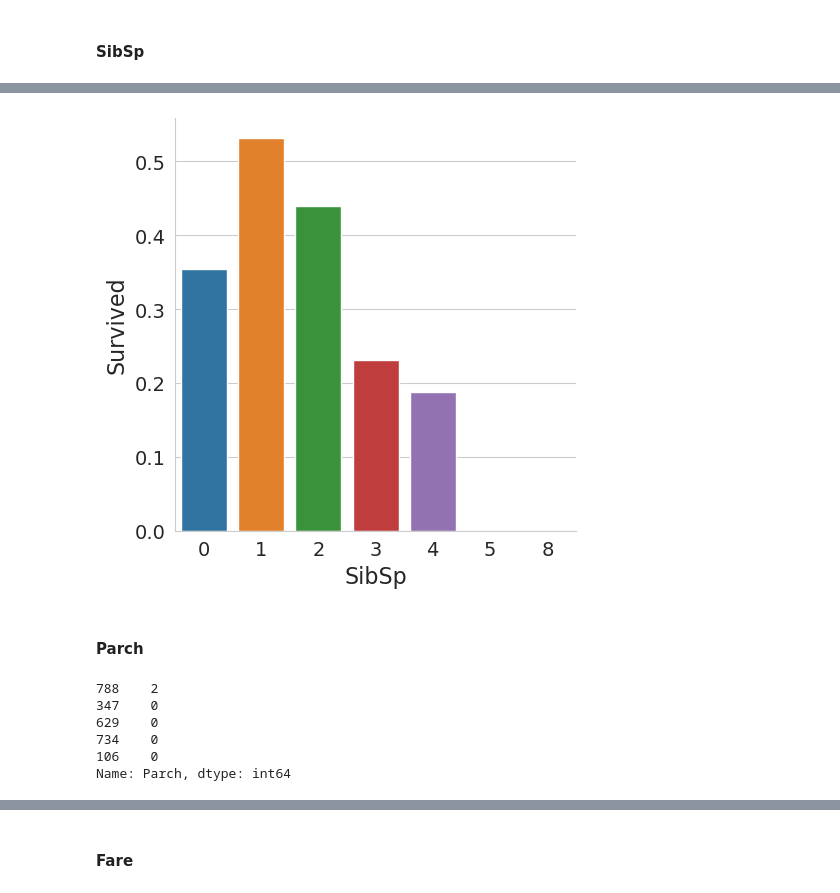
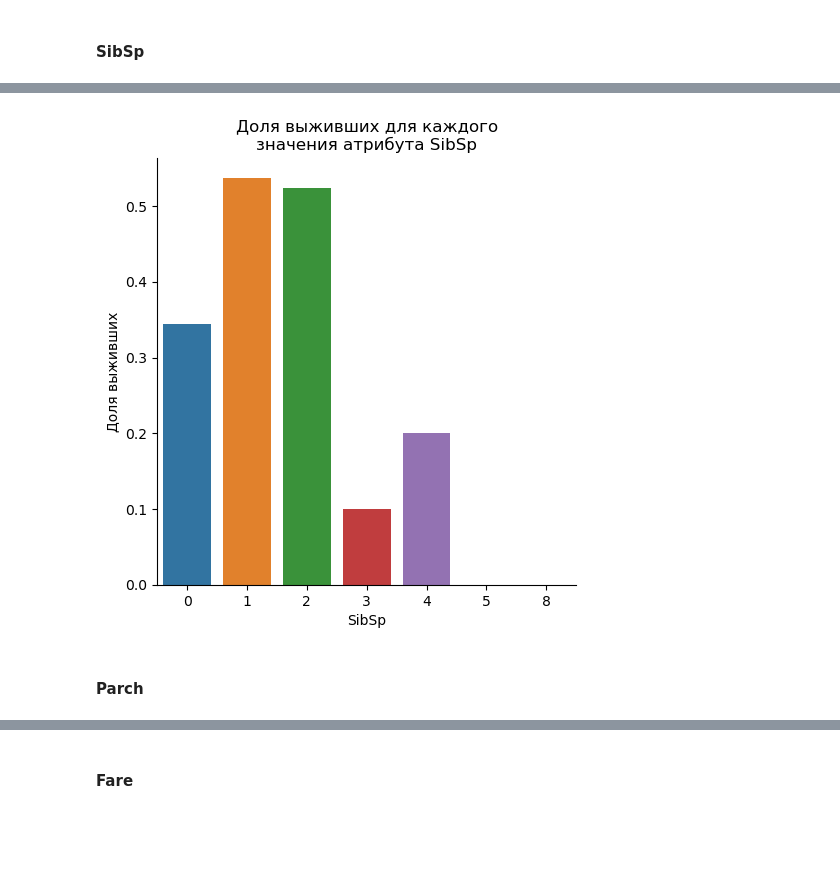
Before and after one commit to AlekseiBogachev/Titanic-Machine-Learning-from-Disaster, a Jupyter notebook: sources/Titanic-Machine-Learning-from-Disaster.ipynb, the cells around one changed output, grey strips where cells are left out. Cells and saved outputs as stored; diff of their text form; code cells hidden in the pictures; blank space fills up the shorter version.

```diff
--- a/sources/Titanic-Machine-Learning-from-Disaster.ipynb
+++ b/sources/Titanic-Machine-Learning-from-Disaster.ipynb
@@ -765,2 +765,2 @@ round(percentileofscore(exploratory_set.Age.dropna(), 70) / 100, 2)
 # %%
-exploratory_set['AgeGroup'] = pd.qcut(exploratory_set.Age, q=5, labels=list(range(5)))
+exploratory_set['AgeGroup'] = pd.qcut(exploratory_set.Age, q=7, labels=list(range(7)))
@@ -832,17 +819,11 @@ plt.show()
 # %%
 sns.catplot(data=exploratory_set, x='SibSp', y='Survived', kind='bar', errorbar=None)
-# plt.savefig('../docs/images/sibsp_survival_rate.pdf', bbox_inches='tight')
+
+plt.title('Доля выживших для каждого\nзначения атрибута SibSp')
+plt.ylabel('Доля выживших')
+
 plt.show()
 # %% [output]
-[figure, old version]
+[figure, new version]
 # %% [markdown]
 #### Parch
-# %%
-exploratory_set.Parch.head()
-# %% [output]
-788    2
-347    0
-629    0
-734    0
-106    0
-Name: Parch, dtype: int64
```
Also changed, not shown: parts of 72 cells of this notebook.
